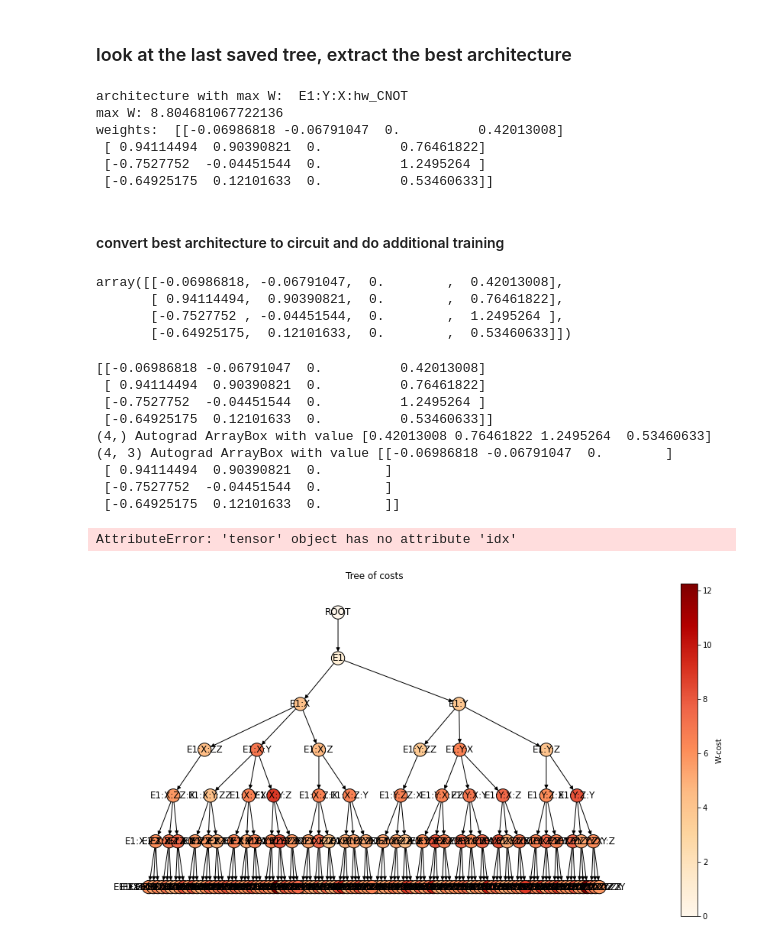
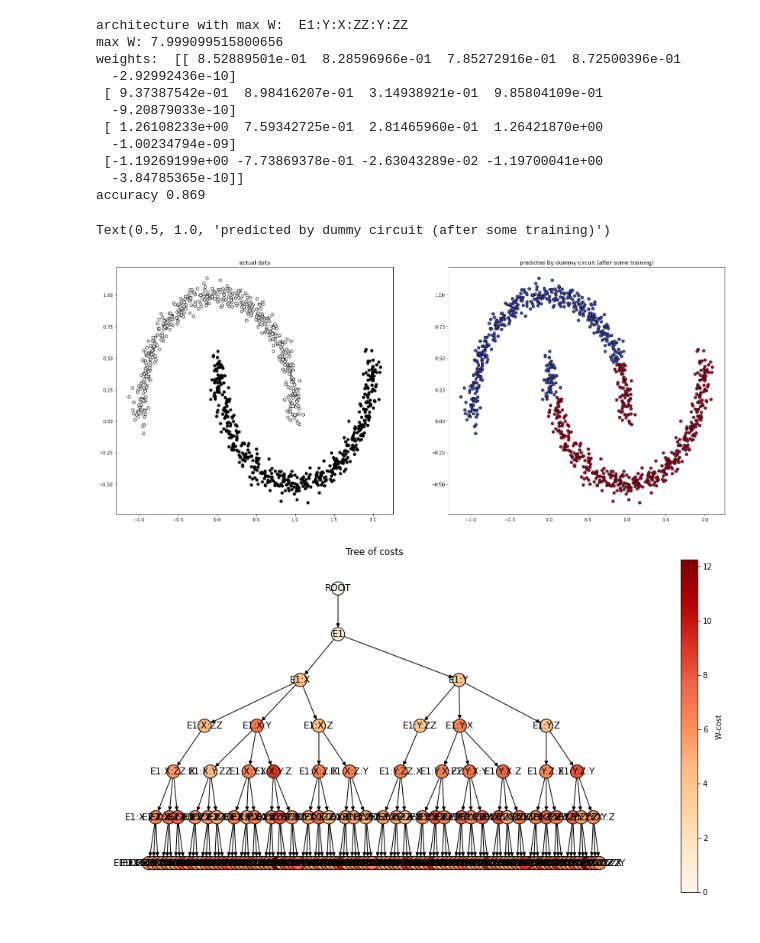
Before and after one commit to kmz4/QHACK2021, a Jupyter notebook: demos/QOSE_demo.ipynb, the cells around one changed output. Drawn from its saved outputs; the diff is of its cells as text; code cells hidden in the pictures.

```diff
--- a/demos/QOSE_demo.ipynb
+++ b/demos/QOSE_demo.ipynb
@@ -239,17 +384,0 @@ weights:  [[-0.06986818 -0.06791047  0.          0.42013008]
-# %% [markdown]
-### look at the last saved tree, extract the best architecture
-# %%
-G = nx.read_gpickle('tree_depth_5.pickle')
-best_arch = max(nx.get_node_attributes(G,'W').items(), key=operator.itemgetter(1))[0]
-print('architecture with max W: ',best_arch)
-print('max W:', G.nodes[best_arch]['W'])
-print('weights: ',G.nodes[best_arch]['weights'])
-# %% [output]
-architecture with max W:  E1:Y:X:hw_CNOT
-max W: 8.804681067722136
-weights:  [[-0.06986818 -0.06791047  0.          0.42013008]
- [ 0.94114494  0.90390821  0.          0.76461822]
- [-0.7527752  -0.04451544  0.          1.2495264 ]
- [-0.64925175  0.12101633  0.          0.53460633]]
-# %% [markdown]
-#### convert best architecture to circuit and do additional training
@@ -259,22 +385,40 @@ pre_trained_weights = G.nodes[best_arch]['weights']
-# %%
-pre_trained_weights
-# %% [output]
-array([[-0.06986818, -0.06791047,  0.        ,  0.42013008],
-       [ 0.94114494,  0.90390821,  0.        ,  0.76461822],
-       [-0.7527752 , -0.04451544,  0.        ,  1.2495264 ],
-       [-0.64925175,  0.12101633,  0.        ,  0.53460633]])
-# %%
-train_best(best_circuit,pre_trained_weights,X_train,y_train_ohe, 32, 0.2,**config)
-# %% [output]
-[[-0.06986818 -0.06791047  0.          0.42013008]
- [ 0.94114494  0.90390821  0.          0.76461822]
- [-0.7527752  -0.04451544  0.          1.2495264 ]
- [-0.64925175  0.12101633  0.          0.53460633]]
-(4,) Autograd ArrayBox with value [0.42013008 0.76461822 1.2495264  0.53460633] (4, 3) Autograd ArrayBox with value [[-0.06986818 -0.06791047  0.        ]
- [ 0.94114494  0.90390821  0.        ]
- [-0.7527752  -0.04451544  0.        ]
- [-0.64925175  0.12101633  0.        ]]
-AttributeError: 'tensor' object has no attribute 'idx'
+# %%
+os.chdir('/Users/kathleenhamilton/QHACK2021/data')
+os.chdir('OHE_4Q_moons/')
+G = nx.read_gpickle('tree_depth_7.pickle')
+plot_variable_tree(G,width=48,height=18)
+best_arch = max(nx.get_node_attributes(G,'W').items(), key=operator.itemgetter(1))[0]
+print('architecture with max W: ',best_arch)
+print('max W:', G.nodes[best_arch]['W'])
+
+best_circuit,_,_ = temp_construct_circuit_from_leaf(best_arch,config['nqubits'],n_classes,dev,config)
+pre_trained_values = G.nodes[best_arch]['weights']
+
+ypred,ylabels,acc = train_best(best_circuit,pre_trained_values,X_train,y_train_ohe, 32, 0.05,**config)
+
+print('accuracy',acc)
+
+f, ax = plt.subplots(1,2,figsize=(24,10))
+ax[0].scatter(X_train[:, 0], X_train[:, 1], c=y_train, cmap='binary',
+           edgecolors='k')
+ax[0].set_title("actual data")
+ax[1].scatter(X_train[:, 0], X_train[:, 1], c=ylabels, cmap='coolwarm',
+           edgecolors='k')
+ax[1].set_title("predicted by dummy circuit (after some training)")
+# %% [output]
+architecture with max W:  E1:Y:X:ZZ:Y:ZZ
+max W: 7.999099515800656
+weights:  [[ 8.52889501e-01  8.28596966e-01  7.85272916e-01  8.72500396e-01
+  -2.92992436e-10]
+ [ 9.37387542e-01  8.98416207e-01  3.14938921e-01  9.85804109e-01
+  -9.20879033e-10]
+ [ 1.26108233e+00  7.59342725e-01  2.81465960e-01  1.26421870e+00
+  -1.00234794e-09]
+ [-1.19269199e+00 -7.73869378e-01 -2.63043289e-02 -1.19700041e+00
+  -3.84785365e-10]]
+accuracy 0.869
+Text(0.5, 1.0, 'predicted by dummy circuit (after some training)')
+[figure, added]
 # %%
 qose.plot_tree(G)
 # %% [output]
```
Also changed, not shown: parts of 15 cells of this notebook.
